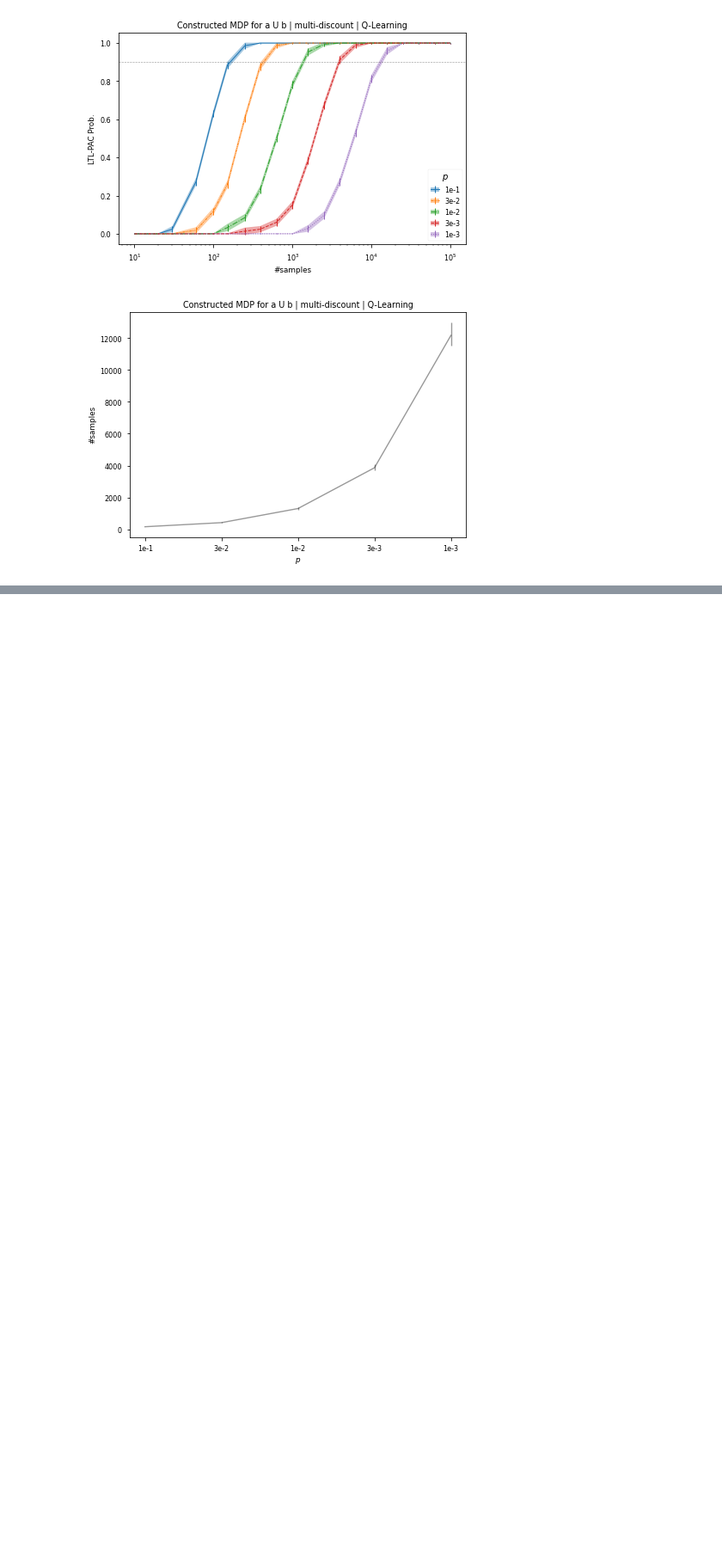
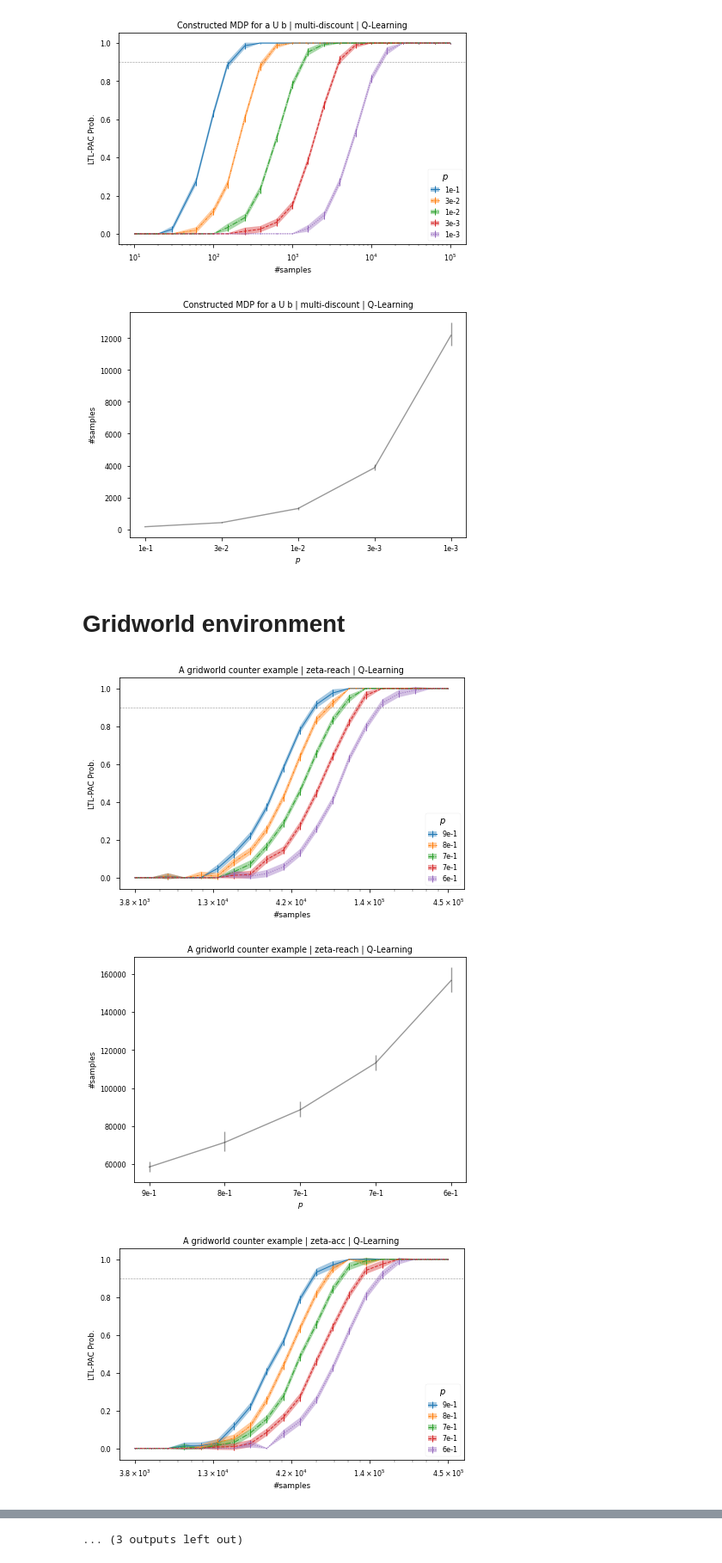
Before and after one commit to psg-mit/rl_ltl_sample_complexity, a Jupyter notebook: rl_ltl_pac.ipynb, the cells around one changed output, grey strips where cells are left out. Shown at 86% size. Cells and saved outputs as stored; diff of their text form; code cells hidden in the pictures; blank space fills up the shorter version.

Commit message:
add env from Sadigh14

```diff
--- a/rl_ltl_pac.ipynb
+++ b/rl_ltl_pac.ipynb
@@ -799,7 +817,47 @@ for rl_algo, reward_type in itertools.product(rl_algos, reward_types):
         reward_type=reward_type,
         skip_after_stable=3
     )
-    plot_pac_probs(env, probs, errs, rl_algo=rl_algo, reward_type=reward_type, plot_for_paper=False)
+    plot_pac_probs(env, probs, errs,
+                   rl_algo=rl_algo,
+                   ep_numbers = default_ep_numbers,
+                   ep_length = default_ep_length,
+                   reward_type=reward_type,
+                   plot_for_paper=False)
 # %% [output]
 [figure]
 [figure]
+# %% [markdown]
+# Gridworld environment
+# %%
+env = "gridworld_sadigh14"
+
+reward_types = ["zeta-reach", "zeta-acc", "zeta-discount", "multi-discount", "reward-on-acc"]
+rl_algos = ["Q", "DQ", "SL"]
+# # Comment out below to run for only multi-discount and Q-learning
+# reward_types = ["multi-discount"]
+# rl_algos = ["Q"]
+
+ps = np.geomspace(0.9, 0.6, num=5)
+ep_numbers = np.geomspace(200, 20000, num=21, dtype=int)[1:]
+ep_length = 30
+
+for rl_algo, reward_type in itertools.product(rl_algos, reward_types):
+    probs, errs = collect_pac_probs(
+        env,
+        ps=ps,
+        ep_numbers = ep_numbers,
+        ep_length = ep_length,
+        rl_algo=rl_algo,
+        reward_type=reward_type,
+        skip_after_stable=3
+    )
+    plot_pac_probs(env, probs, errs,
+                   rl_algo=rl_algo,
+                   reward_type=reward_type,
+                   ep_numbers = ep_numbers,
+                   ep_length = ep_length,
+                   plot_for_paper=False)
+# %% [output]
+[figure, added]
+[figure, added]
+[figure, added]
@@ -805,0 +873 @@ for rl_algo, reward_type in itertools.product(rl_algos, reward_types):
+... (3 outputs left out)
```
Also changed, not shown: parts of 5 cells of this notebook, 2 other files.
